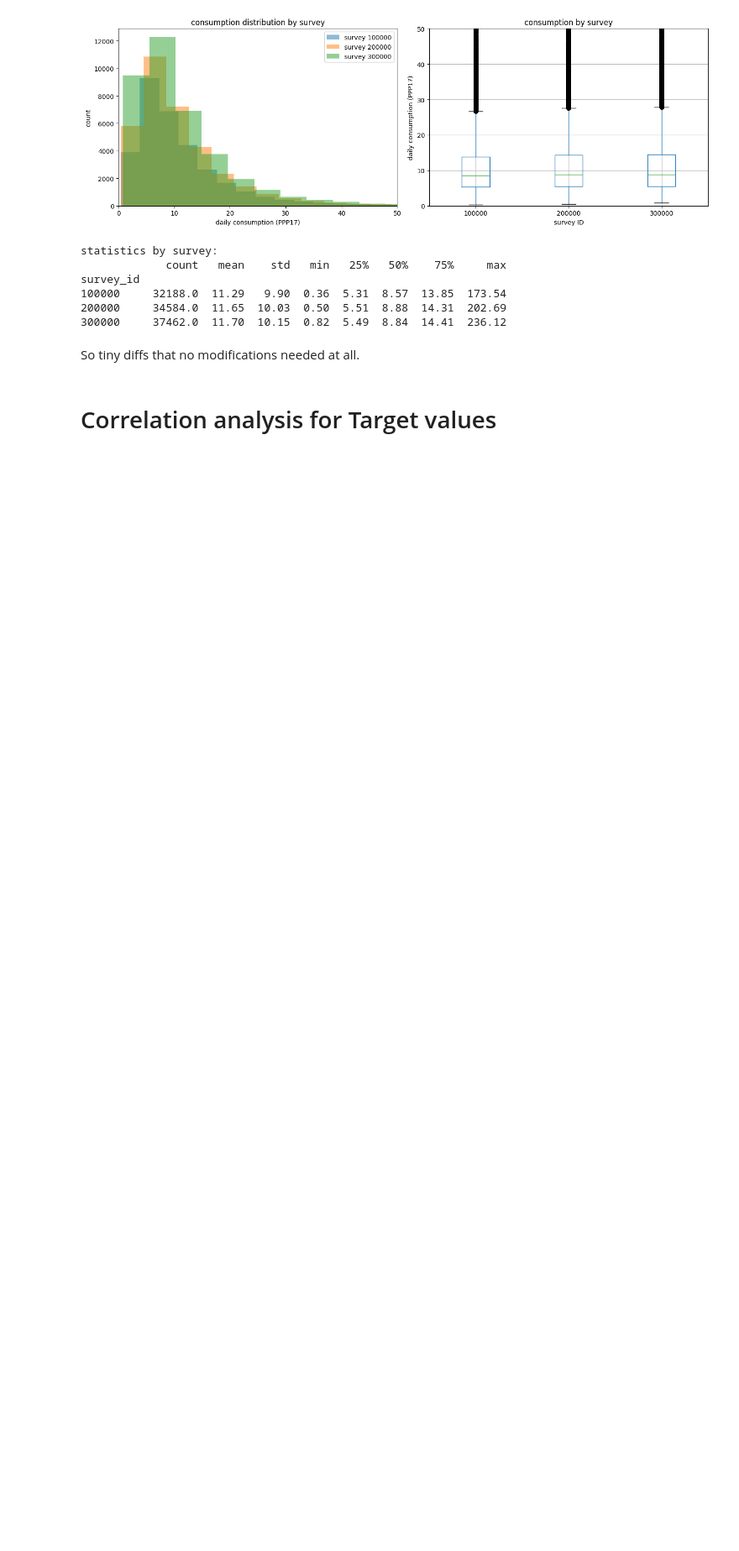
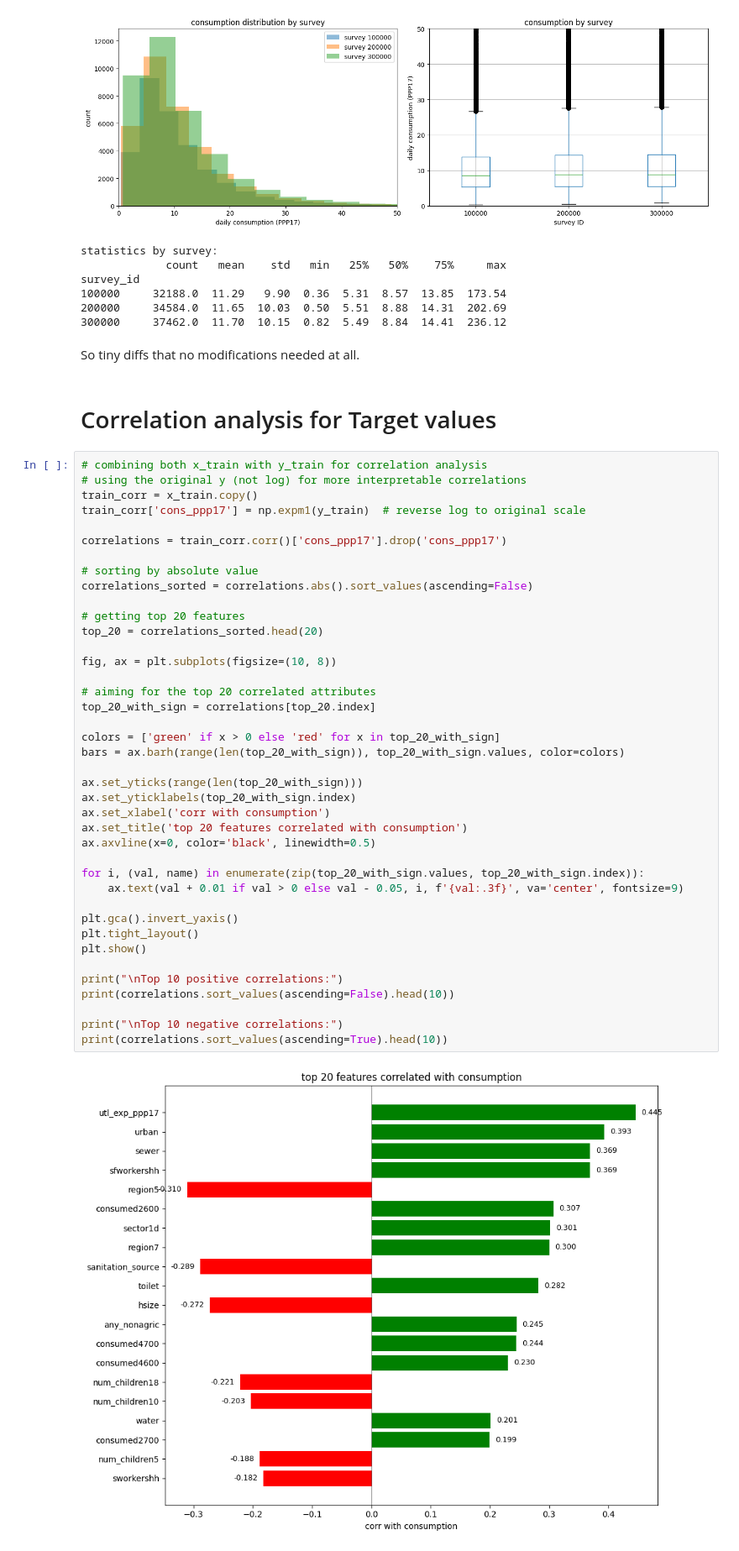
Before and after one commit to avionerman/machine_learning_2025, a Jupyter notebook: competition.ipynb, the cells around one changed output. Shown at 84% size. Saved outputs shown, nothing was run; the diff lists cells and outputs as text; blank space fills up the shorter version.

```diff
--- a/competition.ipynb
+++ b/competition.ipynb
@@ -457,3 +511,45 @@ survey_id
 So tiny diffs that no modifications needed at all.
 # %% [markdown]
 # Correlation analysis for Target values
+# %%
+# combining both x_train with y_train for correlation analysis
+# using the original y (not log) for more interpretable correlations
+train_corr = x_train.copy()
+train_corr['cons_ppp17'] = np.expm1(y_train)  # reverse log to original scale
+
+correlations = train_corr.corr()['cons_ppp17'].drop('cons_ppp17')
+
+# sorting by absolute value
+correlations_sorted = correlations.abs().sort_values(ascending=False)
+
+# getting top 20 features
+top_20 = correlations_sorted.head(20)
+
+fig, ax = plt.subplots(figsize=(10, 8))
+
+# aiming for the top 20 correlated attributes
+top_20_with_sign = correlations[top_20.index]
+
+colors = ['green' if x > 0 else 'red' for x in top_20_with_sign]
+bars = ax.barh(range(len(top_20_with_sign)), top_20_with_sign.values, color=colors)
+
+ax.set_yticks(range(len(top_20_with_sign)))
+ax.set_yticklabels(top_20_with_sign.index)
+ax.set_xlabel('corr with consumption')
+ax.set_title('top 20 features correlated with consumption')
+ax.axvline(x=0, color='black', linewidth=0.5)
+
+for i, (val, name) in enumerate(zip(top_20_with_sign.values, top_20_with_sign.index)):
+    ax.text(val + 0.01 if val > 0 else val - 0.05, i, f'{val:.3f}', va='center', fontsize=9)
+
+plt.gca().invert_yaxis()
+plt.tight_layout()
+plt.show()
+
+print("\nTop 10 positive correlations:")
+print(correlations.sort_values(ascending=False).head(10))
+
+print("\nTop 10 negative correlations:")
+print(correlations.sort_values(ascending=True).head(10))
+# %% [output]
+[figure, added]
```
Also changed, not shown: parts of 40 cells of this notebook.
